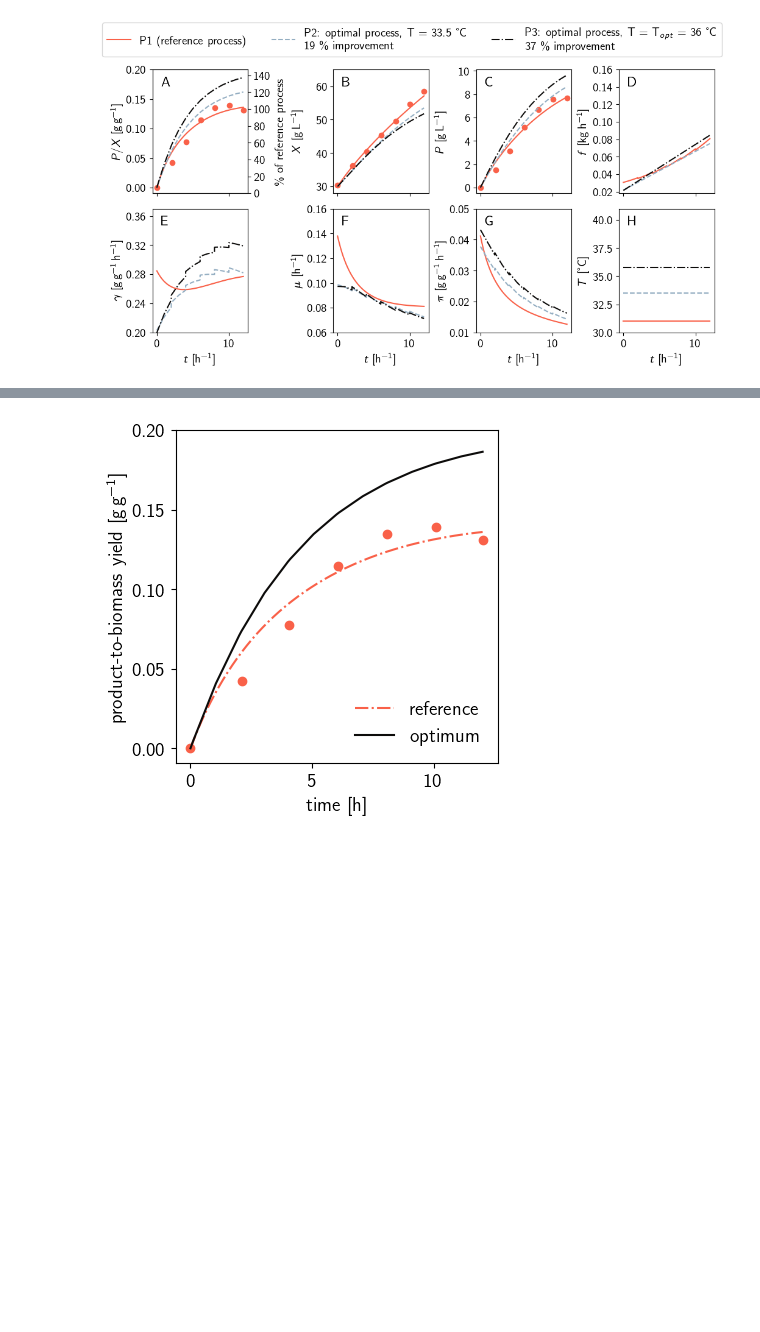
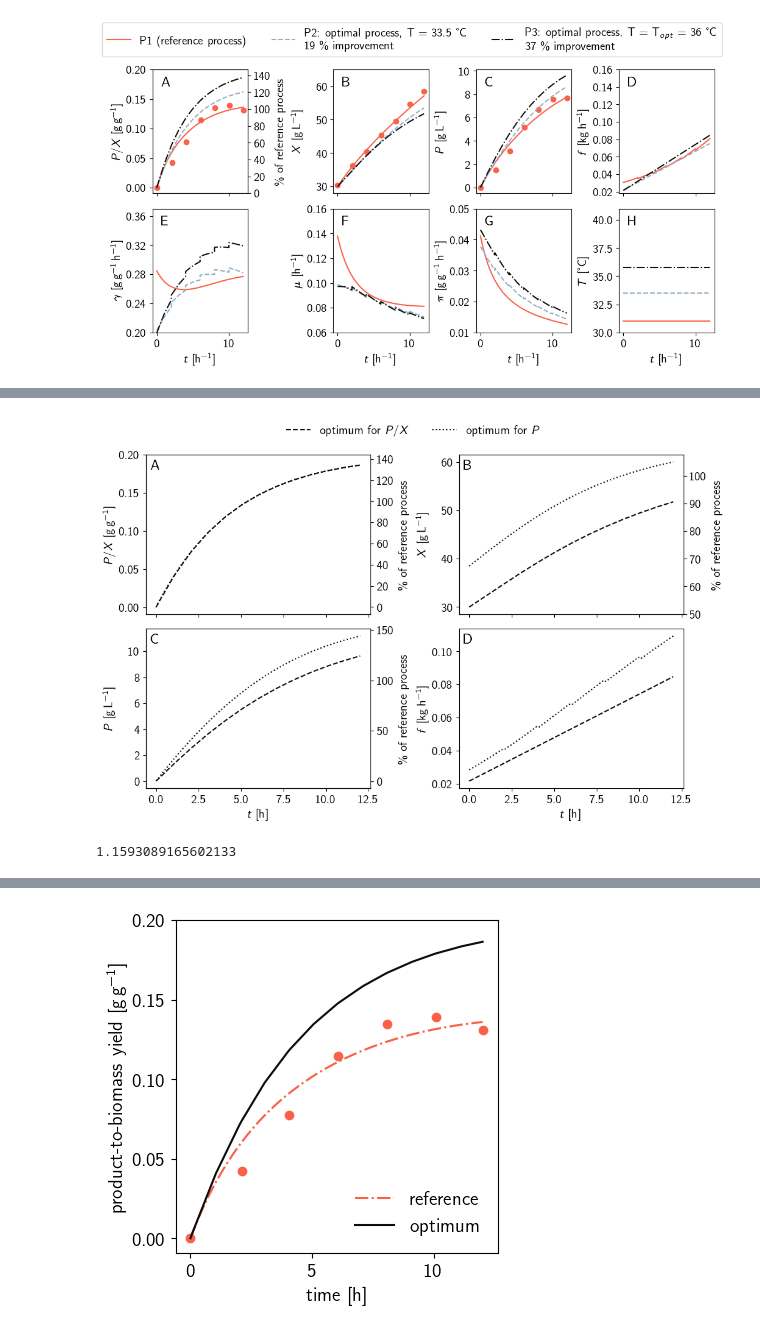
Before and after one commit to gschloegel/OptFed, a Jupyter notebook: code/03_optimize.ipynb, the cells around one changed output, grey strips where cells are left out. Cells and saved outputs as stored; diff of their text form; code cells hidden in the pictures; blank space fills up the shorter version.

```diff
--- a/code/03_optimize.ipynb
+++ b/code/03_optimize.ipynb
@@ -1214,0 +1443,28 @@ plot_opt_sampling(
+# %%
+plot_opt_sampling(
+    [
+        # df,
+        opt_T_opt,
+        add_sampling(df_T_opt_P_X0),
+    ],
+    [
+        # r"reference (\qty{31.0}{\celsius})",
+        r"optimum for $P/X$",
+        r"optimum for $P$",
+        # r"optimal process, simplified feed (\qty{35.8}{\celsius})",
+        # "P1",
+        # "P2",
+        # "P3",
+    ],
+    filename=f"{fig_path}optima_PX_P.png",
+    styles=["--", ":", "--", "-."],
+    colors=color_scheme.processes[[4, 4]],
+    # colors=[color_scheme.processes[0], color_scheme.opt_longer_processes[0], color_scheme.processes[4]],
+    data_df_opt=None
+)
+# %% [output]
+[figure, added]
+# %%
+df_T_opt_P_X0.P.values[-1] / opt_T_opt.f(opt_T_opt.opt.x)[1][1][-1]
+# %% [output]
+1.1593089165602133
```
Also changed, not shown: parts of 19 cells of this notebook, 17 other files.
